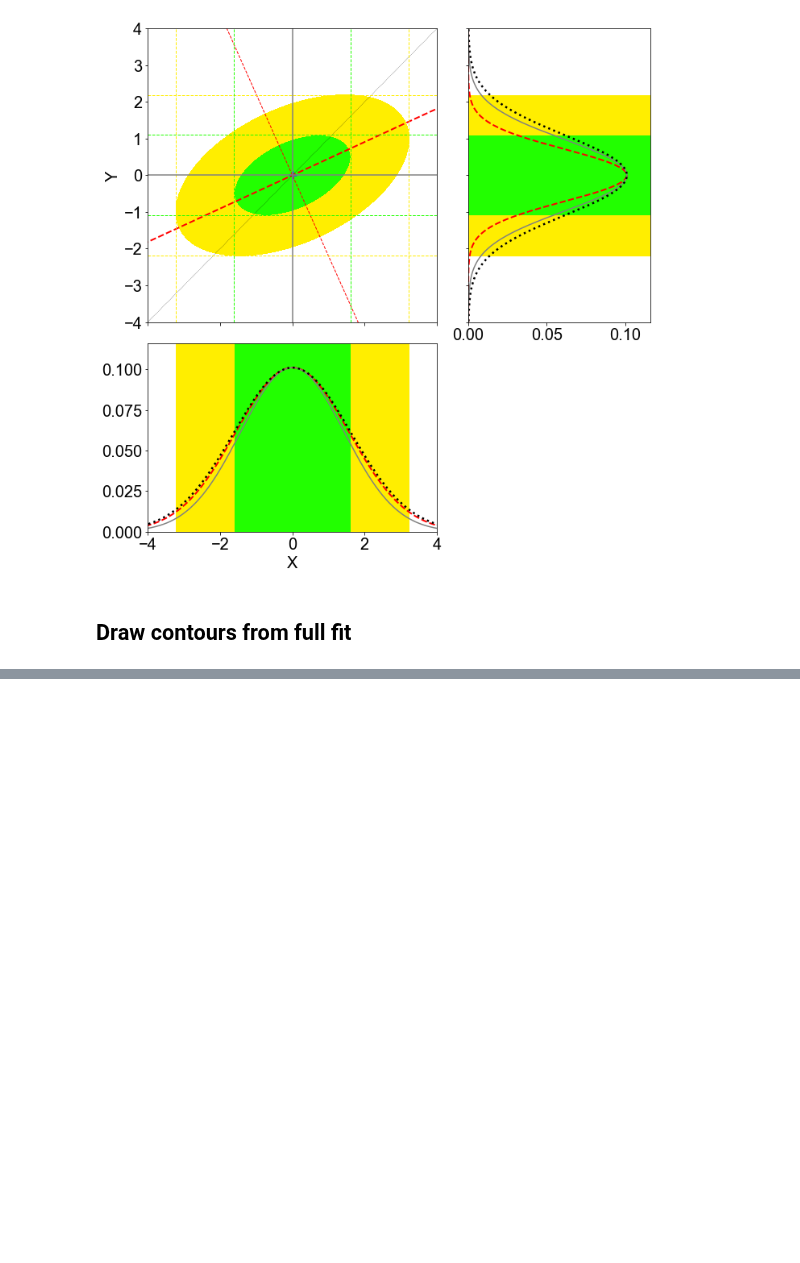
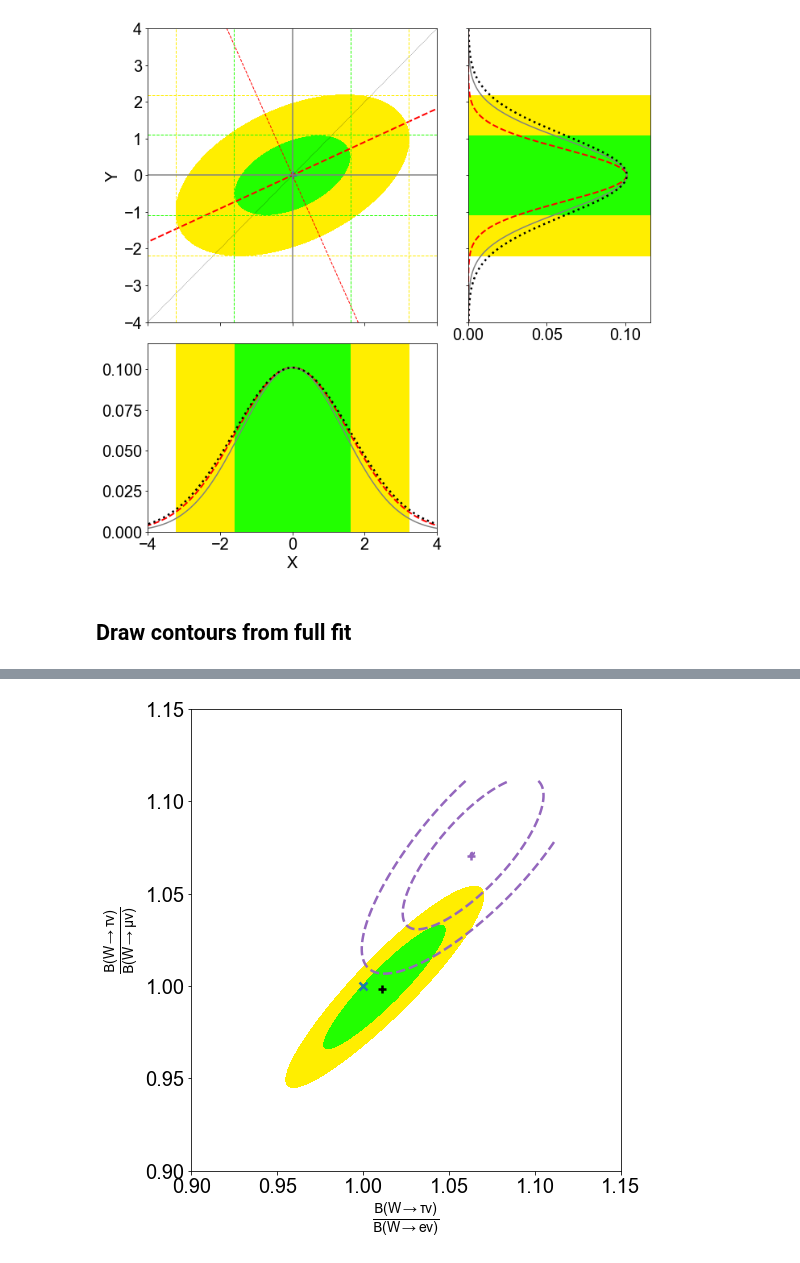
Before and after one commit to NWUHEP/analysis-tools, a Jupyter notebook: notebooks/contour_plot.ipynb, the cells around one changed output, grey strips where cells are left out. Cells and saved outputs as stored; diff of their text form; code cells hidden in the pictures; blank space fills up the shorter version.

```diff
--- a/notebooks/contour_plot.ipynb
+++ b/notebooks/contour_plot.ipynb
@@ -337,0 +573,62 @@ plt.show()
+# %%
+# plot the cost
+fig, ax = plt.subplots(1, 1, figsize=(8, 8), facecolor='white', sharex=True, sharey=True)
+
+# plot options
+npoints = 1000
+scan_range = (0.9, 1.15)
+
+# define sample points
+scan_vals = np.linspace(scan_range[0], scan_range[1], npoints)
+X, Y = np.meshgrid(scan_vals, scan_vals)
+pos = np.empty(X.shape + (2,))
+pos[:,:,0] = X
+pos[:,:,1] = Y
+
+# tua/e by tau/mu (CMS)
+ratio_mle = np.array([val_fit_unblinded[2]/val_fit_unblinded[0], val_fit_unblinded[2]/val_fit_unblinded[1]])
+corr_br = np.array([corr_unblinded.iloc[0, 1], corr_unblinded.iloc[0, 2], corr_unblinded.iloc[1, 2]])
+#corr_br = np.zeros(3)
+ratio_pdf = partial(fh.trivariate_normal_ratio,
+                    mu = val_fit_unblinded,
+                    sigma = err_fit_unblinded,
+                    rho = corr_br
+                   )
+
+R = np.vstack([X.flatten(), Y.flatten()])
+nll_ratio = -2*np.log(ratio_pdf(R)/ratio_pdf(1/ratio_mle))
+nll_ratio = nll_ratio.reshape(npoints, npoints)
+ax.contourf(1/X, 1/Y, nll_ratio, levels=clvls, linestyles='solid', colors=['#22FF00', '#FFEE00'])
+ax.scatter([ratio_mle[0]], [ratio_mle[1]], marker='+', c='k', label='CMS')
+
+# LEP
+ratio_lep = np.array([br_lep[2]/br_lep[0], br_lep[2]/br_lep[1]])
+corr_br = np.array([corr_lep[0, 1], corr_lep[0, 2], corr_lep[1, 2]])
+#corr_br = np.zeros(3)
+ratio_pdf = partial(fh.trivariate_normal_ratio,
+                    mu = br_lep,
+                    sigma = stderr_lep,
+                    rho = corr_br
+                   )
+
+R = np.vstack([X.flatten(), Y.flatten()])
+nll_ratio = -2*np.log(ratio_pdf(R)/ratio_pdf(1/ratio_lep))
+nll_ratio = nll_ratio.reshape(npoints, npoints)
+ax.contour(1/X, 1/Y, nll_ratio, levels=clvls, linestyles='--', colors='C4')
+ax.scatter([ratio_lep[0]], [ratio_lep[1]], marker='+', c='C4', label='LEP')
+
+ax.scatter([1], [1], marker='x', label='SM')
+
+# labels
+ax.set_xlabel(r'$\frac{\mathcal{B}(W\rightarrow \tau\nu)}{\mathcal{B}(W\rightarrow e\nu)}$')
+ax.set_ylabel(r'$\frac{\mathcal{B}(W\rightarrow \tau\nu)}{\mathcal{B}(W\rightarrow \mu\nu)}$')
+ax.set_xlim(0.9, 1.15)
+ax.set_ylim(0.9, 1.15)
+#ax.grid()
+
+plt.tight_layout()
+plt.savefig('plots/result_contours_2d_ratio.pdf')
+plt.savefig('plots/result_contours_2d_ratio.png')
+plt.show()
+# %% [output]
+[figure, added]
```
Also changed, not shown: parts of 3 cells of this notebook, 3 other files.
